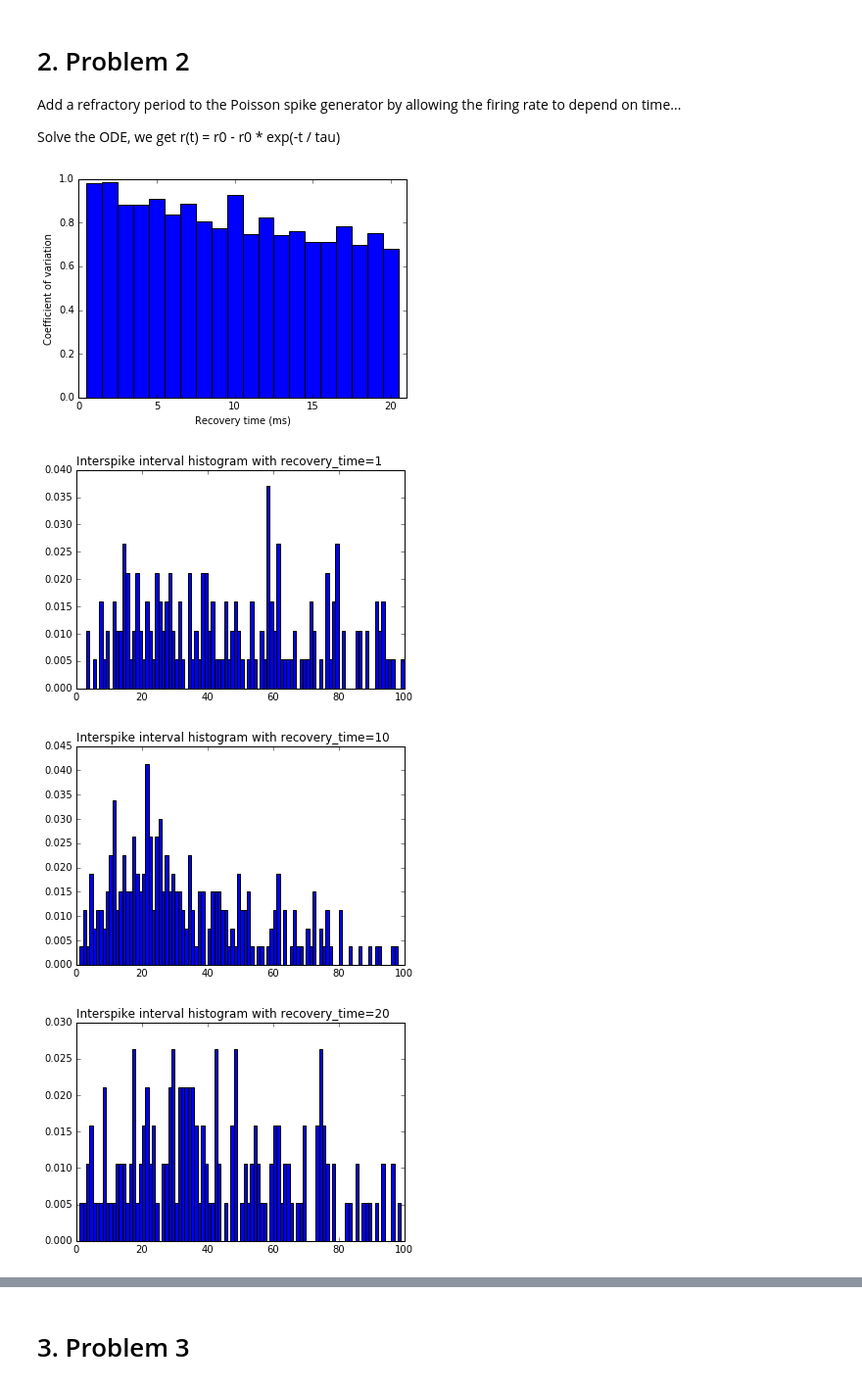
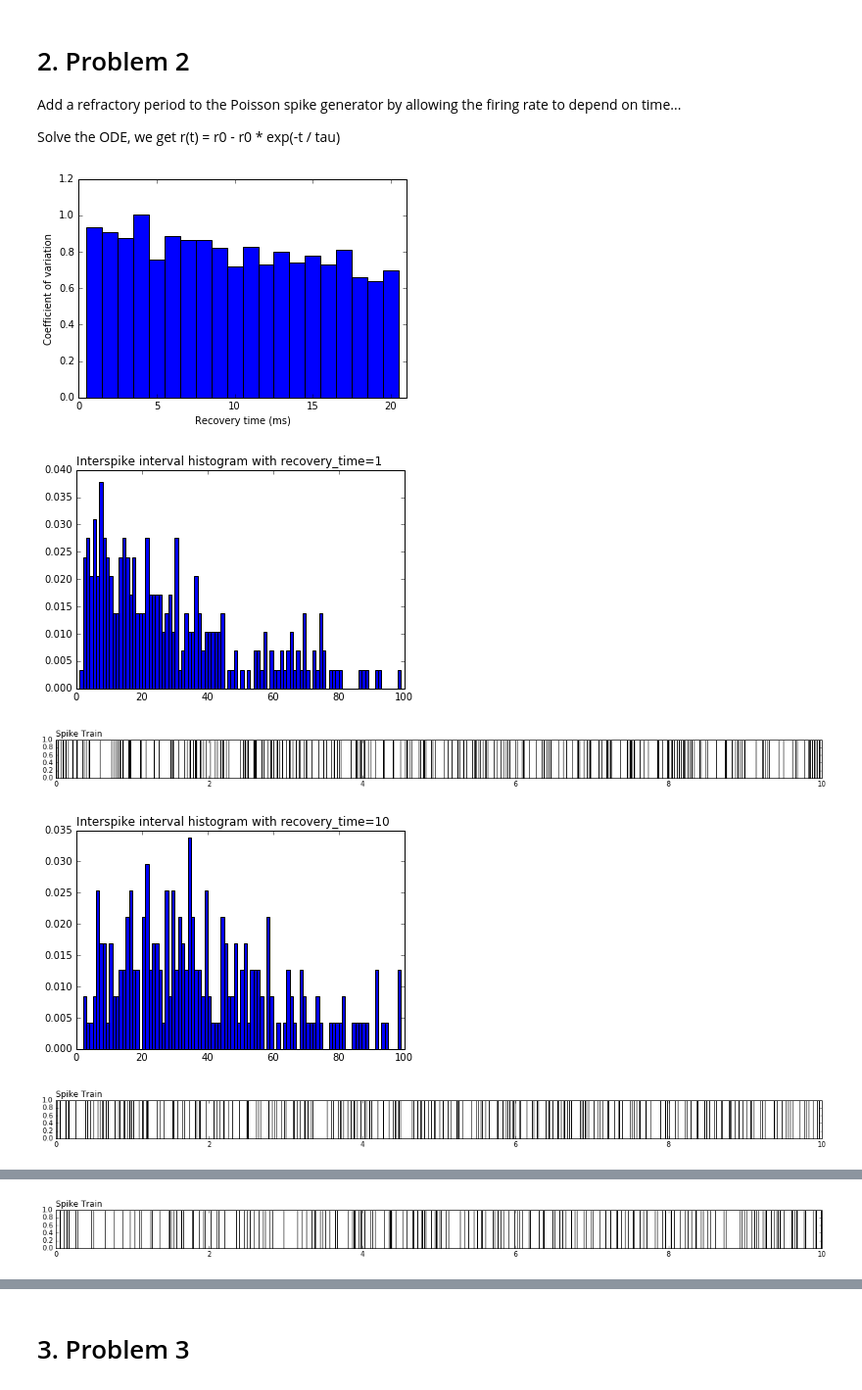
Before and after one commit to phvu/theoretical-neuroscience, a Jupyter notebook: python/Chapter 01.ipynb, the cells around one changed output, grey strips where cells are left out. Shown: that part at 98% size. Cells and saved outputs as stored; diff of their text form; code cells hidden in the pictures.

```diff
--- a/python/Chapter 01.ipynb
+++ b/python/Chapter 01.ipynb
@@ -57,31 +57,33 @@ Solve the ODE, we get r(t) = r0 - r0 * exp(-t / tau)
 # %%
 def p2():
     max_rate = 30
     duration = 10
 
     recovery_times = range(1, 21)
     all_spikes = [spike_generators
                   .HomogeneousPoissonGeneratorWithRefractory(max_rate, t).generate(duration) for t in recovery_times]
     cv = [s.coefficient_variation() for s in all_spikes]
     plt.figure()
     plt.bar([x-0.5 for x in recovery_times], cv, width=1, bottom=0)
     plt.xlabel('Recovery time (ms)')
     plt.ylabel('Coefficient of variation')
     plt.xlim(0, 21)
 
-    [util.plot_interspike_interval_histogram(all_spikes[t-1],
+    for t in [0, 9, 19]:
+        util.plot_interspike_interval_histogram(all_spikes[t],
                                             title='Interspike interval ' +
                                              'histogram with recovery_time={}'.format(recovery_times[t]))
-     for t in [0, 9, 19]]
+        util.plot_spikes(all_spikes[t], figsize=(20, 1))
 
     plt.show()
 
     print("Fano factor for counting intervals in [0, 100] ms when recovery time is 10ms: \n{}".format(
             all_spikes[9].fano_factor(np.arange(1, 100))))
 
 p2()
 # %% [output]
-[figure, old version]
+[figure, new version]
-[figure, old version]
+[figure, new version]
-[figure, old version]
+[figure, new version]
-[figure, old version]
+[figure, new version]
+[figure, added]
@@ -88 +91,2 @@ p2()
+[figure, added]
 Fano factor for counting intervals in [0, 100] ms when recovery time is 10ms:
```
Also changed, not shown: parts of 2 cells of this notebook.
